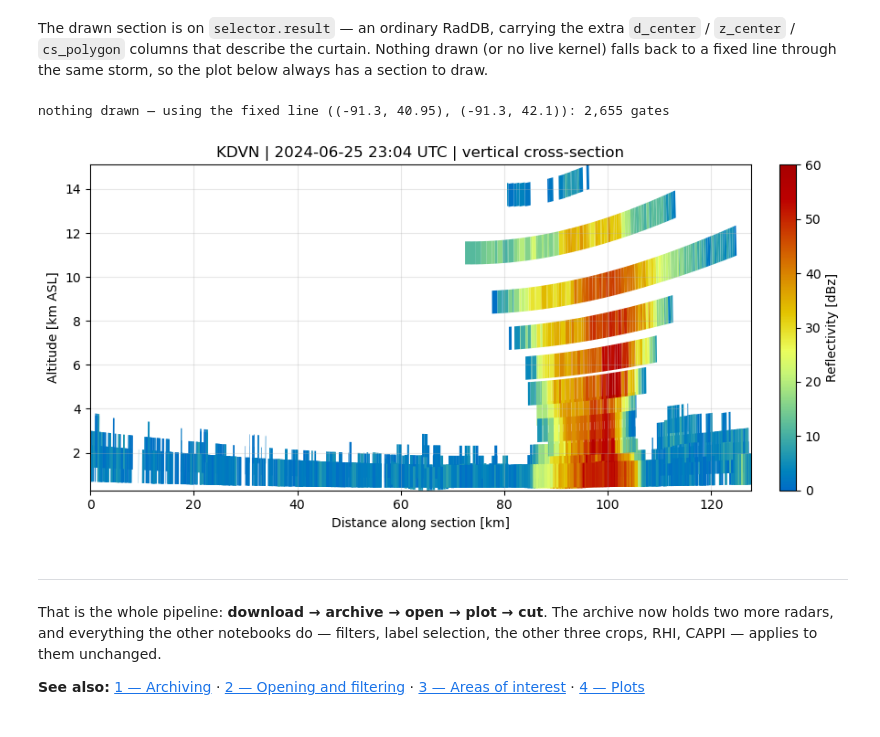
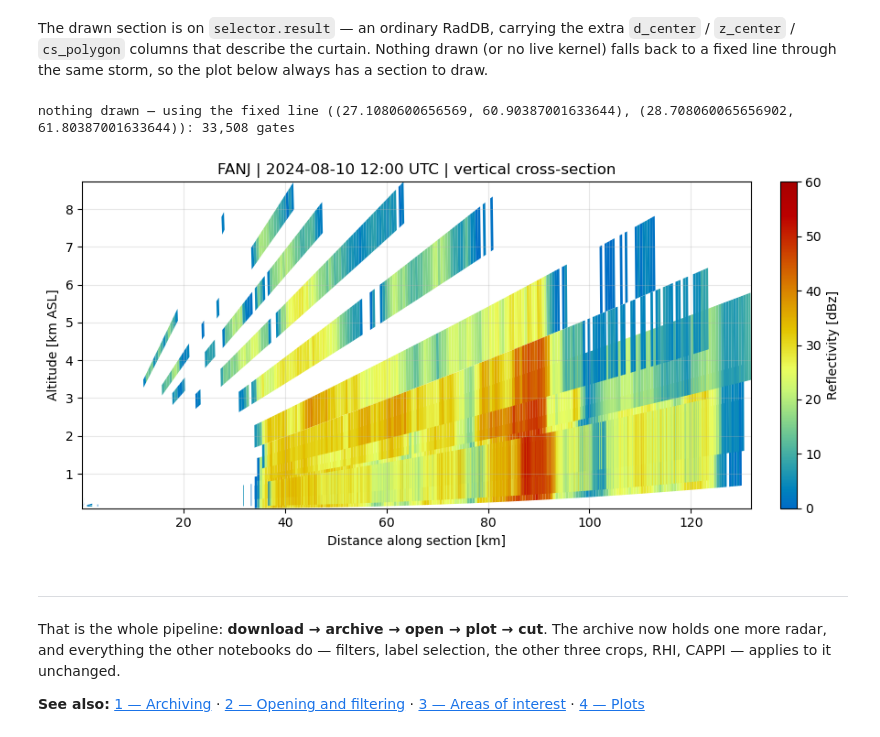
Before and after one commit to erikposchivo/RadDB, a Jupyter notebook: tutorial/05_demo_pipeline.ipynb, the cells around one changed output. Drawn from its saved outputs; the diff is of its cells as text; code cells hidden in the pictures.

```diff
--- a/tutorial/05_demo_pipeline.ipynb
+++ b/tutorial/05_demo_pipeline.ipynb
@@ -83,10 +75,10 @@ What each archive holds, if you go looking for another case:
 # WHICH TIMESTEP? — one UTC timestamp per radar, edit freely
 # --------------------------------------------------------------------------
 TIMES = {
-    "KDVN": "2024-06-25 23:04",
-    "FANJ": "2024-08-09 12:00",
+    "FANJ": "2024-08-10 12:00",
+    "FVIH": "2024-08-10 12:00",
 }
 
 for name, when in TIMES.items():
-    print(f"{name:<5} {pd.Timestamp(when):%Y-%m-%d %H:%M} UTC")
+    print(f"{name:<5} {pd.Timestamp(when).floor('15min'):%Y-%m-%d %H:%M} UTC")
 # %% [output]
@@ -166,12 +127,11 @@ the CRS printed below is only what `suggest_crs()` would have picked.
 # %%
-for name, source in SOURCES.items():
-    dt = source["open"](str(source["path"]))
+for name, path in paths.items():
+    dt = xradar.io.open_odim_datatree(str(path))
     site = dt["/"].ds
-    crs = suggest_crs(latitude=float(site["latitude"]), longitude=float(site["longitude"]))
-    print(
-        f"{name}: {sum(1 for g in dt.groups if g.startswith('/sweep_'))} sweeps, "
-        f"site {float(site['latitude']):.2f}, {float(site['longitude']):.2f} -> EPSG:{crs}",
-    )
+    lat, lon = float(site["latitude"]), float(site["longitude"])
+    n_sweeps = sum(1 for g in dt.groups if g.startswith("/sweep_"))
+    print(f"{name}: {n_sweeps} sweeps, site {lat:.2f}, {lon:.2f} "
+          f"-> suggest_crs EPSG:{suggest_crs(latitude=lat, longitude=lon)}, archived in EPSG:3067")
 
-    raddb.RadDB(archive_dir=ARCHIVE_DIR, crs=crs).archive(datatree=dt, radar=name)
+    raddb.RadDB(archive_dir=ARCHIVE_DIR, crs=3067).archive(datatree=dt, radar=name)
 # %% [output]
@@ -228,7 +185,7 @@ for ax, name in zip(axes, SOURCES, strict=False):
     # this notebook just archived rather than letting plot_ppi guess.
     volumes[name] = db.open(radars=name)
     volumes[name].plot_ppi(
-        sweep=1,
+        sweep=0,
         variable="DBZH",
         ax=ax,
         coords="xy",
@@ -260,8 +217,8 @@ marker run the three crops, and the **polyline** runs
 
 Draw a line, then click **Apply crop** before running the next cell.
 # %%
-kdvn = volumes["KDVN"]
-selector = kdvn.interactive_crop()
+fanj = volumes["FANJ"]
+selector = fanj.interactive_crop()
 # %% [output]
 VBox(children=(HTML(value='<b>Draw an AOI</b> with the toolbar (top-left): ▭ rectangle → <code>crop_by_bbox</c…
 # %% [markdown]
@@ -270,30 +227,33 @@ The drawn section is on `selector.result` — an ordinary RadDB, carrying the ex
 drawn (or no live kernel) falls back to a fixed line through the same storm, so
 the plot below always has a section to draw.
 # %%
-LINE = ((-91.30, 40.95), (-91.30, 42.10))  # fallback: north-south through the strongest cell
+# Fallback: a line from the radar out to the north-east, through the storm.
+info = db.get_radar_info("FANJ")
+SITE = (info["longitude"], info["latitude"])
+LINE = (SITE, (SITE[0] + 1.6, SITE[1] + 0.9))
 
 drawn = getattr(selector, "result", None)
 if drawn is not None and selector.kind == "cross_section":
     section = drawn
     print(f"drawn section: {len(section):,} gates")
 else:
-    section = kdvn.extract_cross_section(p1=LINE[0], p2=LINE[1], crs=4326)
+    section = fanj.extract_cross_section(p1=LINE[0], p2=LINE[1], crs=4326)
     print(f"nothing drawn — using the fixed line {LINE}: {len(section):,} gates")
 
 fig, ax = plt.subplots(figsize=(9, 4.5))
-section.plot_vcs(variable="DBZH", ax=ax)
-ax.set_title(f"KDVN | {pd.Timestamp(TIMES['KDVN']):%Y-%m-%d %H:%M} UTC | vertical cross-section")
+section.plot_vcs(variable="DBZH", timestep=TIMES["FANJ"], ax=ax)
+ax.set_title(f"FANJ | {pd.Timestamp(TIMES['FANJ']):%Y-%m-%d %H:%M} UTC | vertical cross-section")
 plt.tight_layout()
 plt.show()
 # %% [output]
-nothing drawn — using the fixed line ((-91.3, 40.95), (-91.3, 42.1)): 2,655 gates
+nothing drawn — using the fixed line ((27.1080600656569, 60.90387001633644), (28.708060065656902, 61.80387001633644)): 33,508 gates
-[figure, old version]
+[figure, new version]
 # %% [markdown]
 ---
 
 That is the whole pipeline: **download → archive → open → plot → cut**. The
-archive now holds two more radars, and everything the other notebooks do —
-filters, label selection, the other three crops, RHI, CAPPI — applies to them
+archive now holds one more radar, and everything the other notebooks do —
+filters, label selection, the other three crops, RHI, CAPPI — applies to it
 unchanged.
 
 **See also:** [1 — Archiving](01_archiving.ipynb) ·
```
Also changed, not shown: parts of 12 cells of this notebook, 10 other files.
